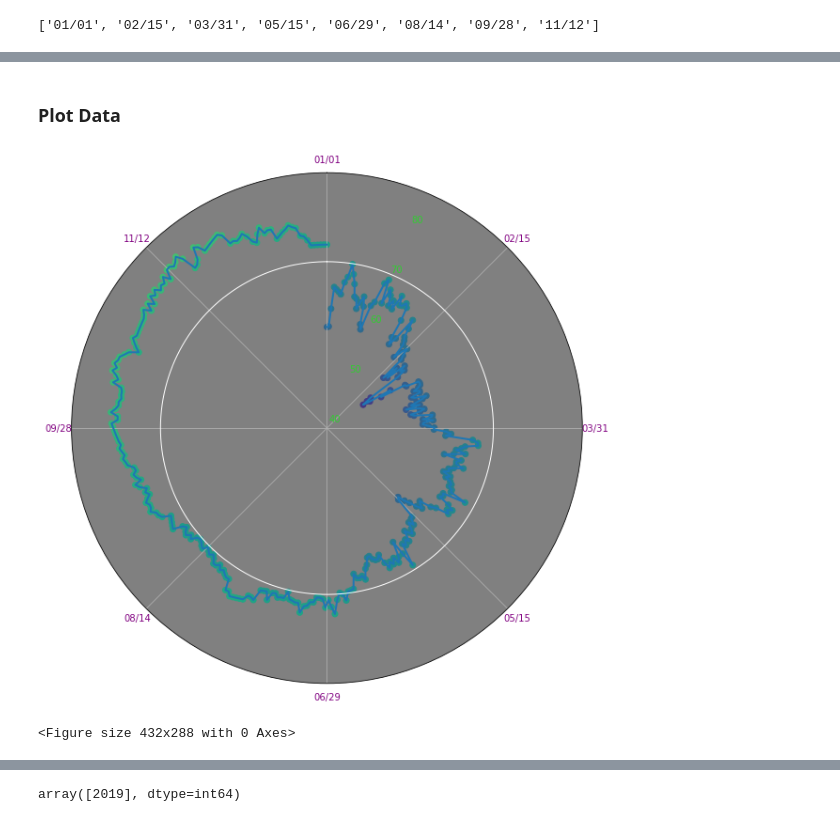
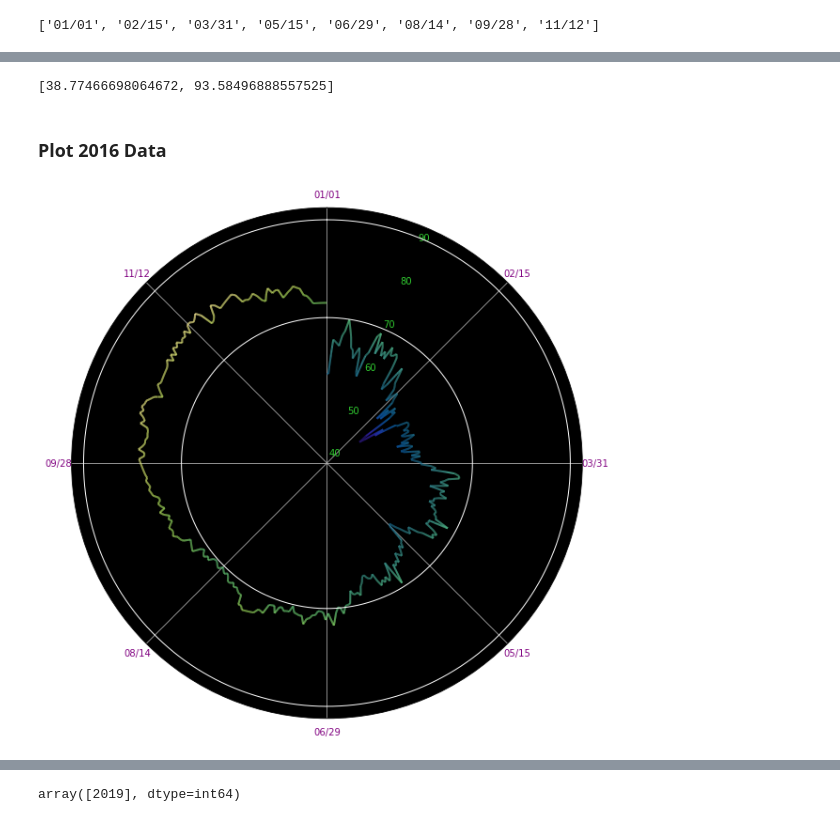
Before and after one commit to DOI-USGS/chart-challenge-22, a Jupyter notebook: 21_down_updwards_tthompson/src/Chart_Challenge_Final.ipynb, the cells around one changed output, grey strips where cells are left out. Saved outputs shown, nothing was run; the diff lists cells and outputs as text; code cells hidden in the pictures.

```diff
--- a/21_down_updwards_tthompson/src/Chart_Challenge_Final.ipynb
+++ b/21_down_updwards_tthompson/src/Chart_Challenge_Final.ipynb
@@ -48,10 +49,16 @@ year_listed
 array([2016], dtype=int64)
 # %%
 # Make sure the data covers complete years for all years in the dataset
-year_df_idx = pd.date_range(f'01-01-{year_listed[0]}',f'12-31-{year_listed[-1]}')
+year_df_idx = pd.date_range(f'01-01-{year_listed[0]}',f'12-31-{year_listed[-1]}', freq='1H')
 df_plot_2016.index = pd.DatetimeIndex(df_plot_2016.index)
 df_plot_2016 = df_plot_2016.reindex(year_df_idx, fill_value=np.nan)
 df_plot_2016['date'] = pd.to_datetime(df_plot_2016.index)
+# %%
+# Upsample to hourly - using linear interpolation to fill dist_mile values
+new_idx_2016 = pd.date_range(df_plot_2016.date.min(), df_plot_2016.date.max(), freq='1H') # hourly index
+df_plot_2016 = df_plot_2016.reindex(new_idx_2016, fill_value=np.nan)
+df_plot_2016['dist_mile'] = df_plot_2016['dist_mile'].interpolate(method='linear') # linearly interpolate between daily means
+df_plot_2016['date'] = pd.DatetimeIndex(df_plot_2016.index)
 # %%
 # Add time-related columns
 df_plot_2016['year'] = df_plot_2016.date.dt.year # Add column for year
@@ -67,9 +74,6 @@ for year in year_listed:
     df_plot_2016.loc[df_plot_2016['year']==year, 'tnorm'] = (year_df['mdate']-year_df['mdate'].min())/(year_df['mdate'].max()-year_df['mdate'].min())*2.*np.pi
     # normalize DOY for that year to circle (2pi radians)
     df_plot_2016.loc[df_plot_2016['year']==year, 'doy_norm'] = (year_df['doy']-year_df['doy'].min())/(year_df['doy'].max()-year_df['doy'].min())*2.*np.pi
-# %%
-#fill NaNs
-df_plot_2016 = df_plot_2016.interpolate(method='linear')
 # %%
 # Use an arbitrary year to get a set of dates for labeling at 8 places around polar chart
 # dates_df = pd.DataFrame({'date':pd.date_range(start='2019-01-01', end='2019-12-31')})
@@ -100,0 +99,6 @@ y_bounds
+# %%
+# Set y bound (y axis limits) to be used in both plots
+y_bounds = [min(df_plot_2016.dist_mile.min(),df_plot_2019.dist_mile.min())-8, max(df_plot_2016.dist_mile.max(), df_plot_2019.dist_mile.max())+5]
+y_bounds
+# %% [output]
+[38.77466698064672, 93.58496888557525]
@@ -101,38 +142,27 @@ y_bounds
 # %% [markdown]
-### Plot Data
+### Plot 2016 Data
-# %%
-# Plot w/ normalized date
-import matplotlib.colors
-import matplotlib.cm
-
-fig = plt.figure(figsize = (10, 10))
-ax1 = fig.add_subplot(111, projection='polar')
-ax1.set_theta_direction(-1)
-ax1.set_theta_zero_location("N")
-for year in  year_listed:
-    ax1.plot(df_plot_2016.loc[df_plot_2016['year']==year].tnorm,df_plot_2016.loc[df_plot_2016['year']==year].dist_mile, linewidth=2)
-    ax1.scatter(df_plot_2016.loc[df_plot_2016['year']==year].doy_norm, df_plot_2016.loc[df_plot_2016['year']==year].dist_mile, c=df_plot_2016.loc[df_plot_2016['year']==year].dist_mile, vmin=37, vmax=100)
-# ax1.plot(df_plot['tnorm'],df_plot['dist_mile'], linewidth=2)
-ax1.plot(rm_Wilmington['tnorm'],rm_Wilmington['dist_mile'] , linewidth=1, color='white')
-ax1.plot(rm_Philadelphia['tnorm'],rm_Philadelphia['dist_mile'] , linewidth=1, color='white')
-# ax1.plot(rm_Philadelphia_max['tnorm'],rm_Philadelphia_max['dist_mile'] , linewidth=1, color='white')
-# ax1.fill_between(rm_Philadelphia_max['tnorm'],rm_Philadelphia['dist_mile'],rm_Philadelphia_max['dist_mile'], color='white', alpha=0.4)
-# ax1.set_rorigin(-5)
-ax1.tick_params(axis='y', colors='limegreen')
-ax1.tick_params(axis='x', colors='purple')
-ax1.set_ylim(y_bounds)
-ax1.set_xticklabels(date_labels)
-# ax1.set_yticklabels([])
-ax1.set_facecolor('grey')
-ax1.grid(False, axis='y')
-# ax2 = fig.add_subplot(232, sharey=ax1)
-# ax2.set_ylim(y_bounds)
-# ax2.plot([0,0],y_bounds)
-# ax2.set_yticks(y_bounds)
-# ax2.set_yticklabels([round(y_bounds[0],0), round(y_bounds[1],0)])
-# ax2.axis('off')
-plt.show()
-plt.savefig('polar_plot_saltfront_2016.png')
-# %% [output]
-[figure, removed]
-<Figure size 432x288 with 0 Axes>
+# %%
+# Plot w/ normalized date
+import matplotlib.colors
+import matplotlib.cm
+fig = plt.figure(figsize = (10, 10))
+ax1 = fig.add_subplot(111, projection='polar')
+ax1.set_theta_direction(-1)
+ax1.set_theta_zero_location("N")
+norm = plt.Normalize(df_plot_2016.dist_mile.min(), df_plot_2016.dist_mile.max())
+for year in year_listed:
+    lc = colorline(df_plot_2016.loc[df_plot_2016['year']==year].tnorm, df_plot_2016.loc[df_plot_2016['year']==year].dist_mile, cmap=cmo.haline, linewidth=2, norm=norm)
+    lc.set_array(df_plot_2016.loc[df_plot_2016['year']==year].dist_mile)
+ax1.plot(rm_Wilmington['tnorm'],rm_Wilmington['dist_mile'] , linewidth=1, color='white')
+ax1.plot(rm_Philadelphia['tnorm'],rm_Philadelphia['dist_mile'] , linewidth=1, color='white')
+ax1.tick_params(axis='y', colors='limegreen')
+ax1.tick_params(axis='x', colors='purple')
+ax1.set_ylim(y_bounds)
+ax1.set_xticklabels(date_labels)
+# ax1.set_yticklabels([])
+ax1.set_facecolor('black')
+ax1.grid(False, axis='y')
+plt.show()
+fig.savefig('polar_plot_saltfront_2016.png', dpi=300, transparent=True)
+# %% [output]
+[figure, added]
```
Also changed, not shown: parts of 19 cells of this notebook, 4 other files.
